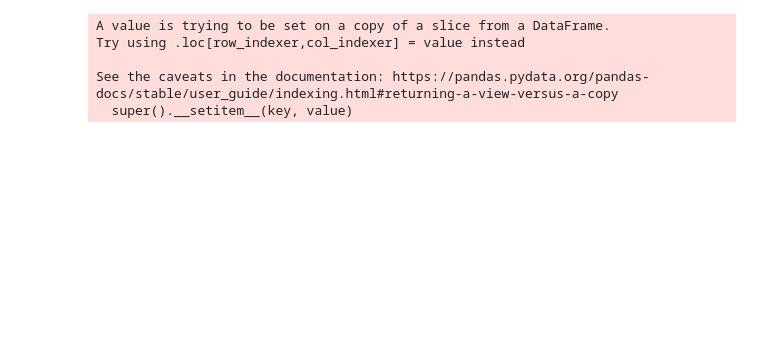
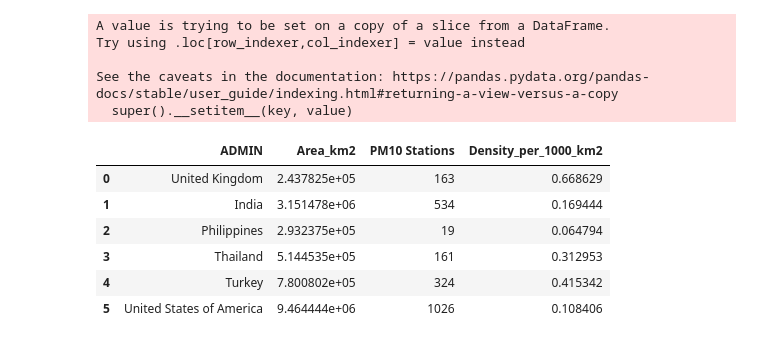
Before and after one commit to Ashi743/my_projects-, a Jupyter notebook: air_quality_assignment.ipynb, the cells around one changed output. Cells and saved outputs as stored; diff of their text form; code cells hidden in the pictures; blank space fills up the shorter version.

```diff
--- a/air_quality_assignment.ipynb
+++ b/air_quality_assignment.ipynb
@@ -233,6 +237,16 @@ Try using .loc[row_indexer,col_indexer] = value instead
 
 See the caveats in the documentation: https://pandas.pydata.org/pandas-docs/stable/user_guide/indexing.html#returning-a-view-versus-a-copy
   super().__setitem__(key, value)
+# %%
+result
+# %% [output]
+|  | ADMIN | Area_km2 | PM10 Stations | Density_per_1000_km2 |
+| 0 | United Kingdom | 2.437825e+05 | 163 | 0.668629 |
+| 1 | India | 3.151478e+06 | 534 | 0.169444 |
+| 2 | Philippines | 2.932375e+05 | 19 | 0.064794 |
+| 3 | Thailand | 5.144535e+05 | 161 | 0.312953 |
+| 4 | Turkey | 7.800802e+05 | 324 | 0.415342 |
+| 5 | United States of America | 9.464444e+06 | 1026 | 0.108406 |
 # %%
 final_table = result.sort_values(by="Density_per_1000_km2", ascending=False)[
     ["ADMIN", "PM10 Stations", "Area_km2", "Density_per_1000_km2"]
```
Also changed, not shown: parts of 5 cells of this notebook.
